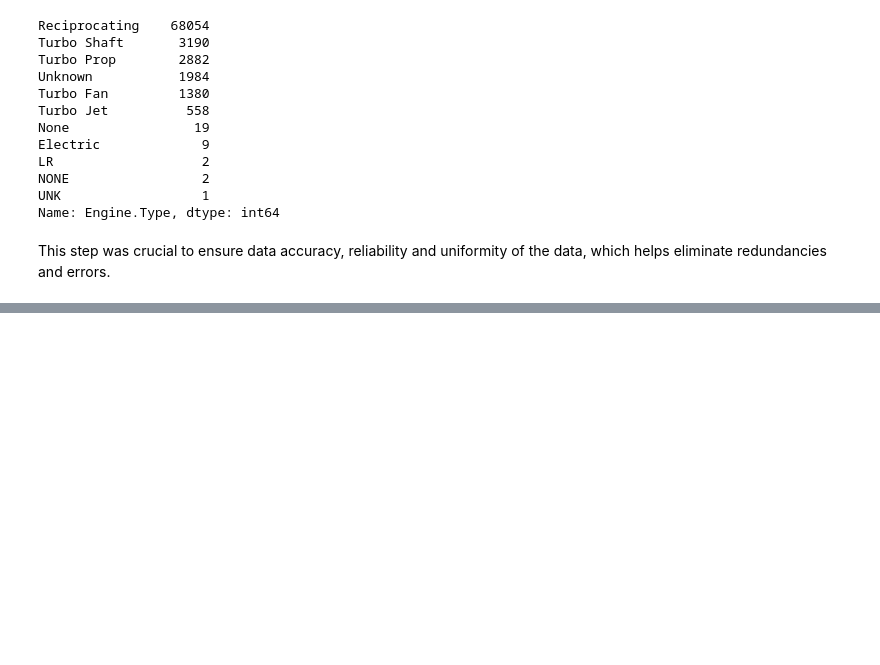
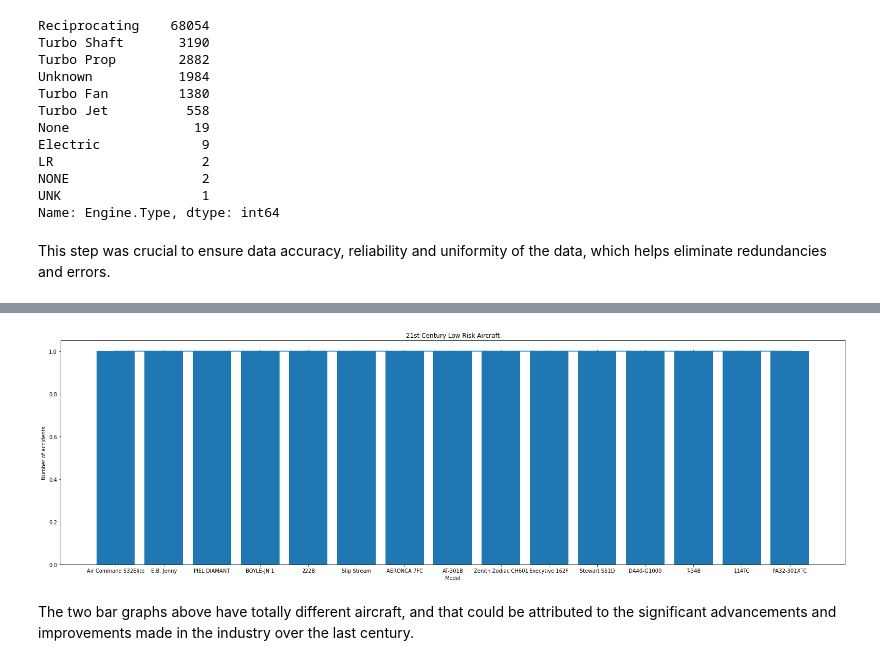
Before and after one commit to Assesa44/Phase1_project, a Jupyter notebook: notebook.ipynb, the cells around one changed output, grey strips where cells are left out. Cells and saved outputs as stored; diff of their text form; code cells hidden in the pictures; blank space fills up the shorter version.

```diff
--- a/notebook.ipynb
+++ b/notebook.ipynb
@@ -880,0 +907,27 @@ This step was crucial to ensure data accuracy, reliability and uniformity of the
+# %%
+#First I am going to filter records that belong to the 21st Century and store them in a variable
+Twenty_one_century = Filtered_Aviation_data[Filtered_Aviation_data.Year > 2000]
+
+#Now I am preparing the data for the plot
+Low_risk_21C_models = list(Twenty_one_century['Model'].value_counts().index[-15:])
+Low_risk_21C_counts = list(Twenty_one_century['Model'].value_counts().tail(15))
+
+#This code is preparing the titles and labels for plotting
+title = '21st Century Low Risk Aircraft'
+x_label = 'Model'
+y_label = 'Number of accidents'
+
+#Plotting
+fig, ax = plt.subplots(figsize= (22, 7))
+
+ax.bar(Low_risk_21C_models, Low_risk_21C_counts)
+ax.set_title(title)
+ax.set_xlabel(x_label)
+ax.set_ylabel(y_label)
+
+#adjusting layout
+plt.tight_layout();
+# %% [output]
+[figure, added]
+# %% [markdown]
+The two bar graphs above have totally different aircraft, and that could be attributed to the significant advancements and improvements made in the industry over the last century.
```
Also changed, not shown: parts of 19 cells of this notebook.
